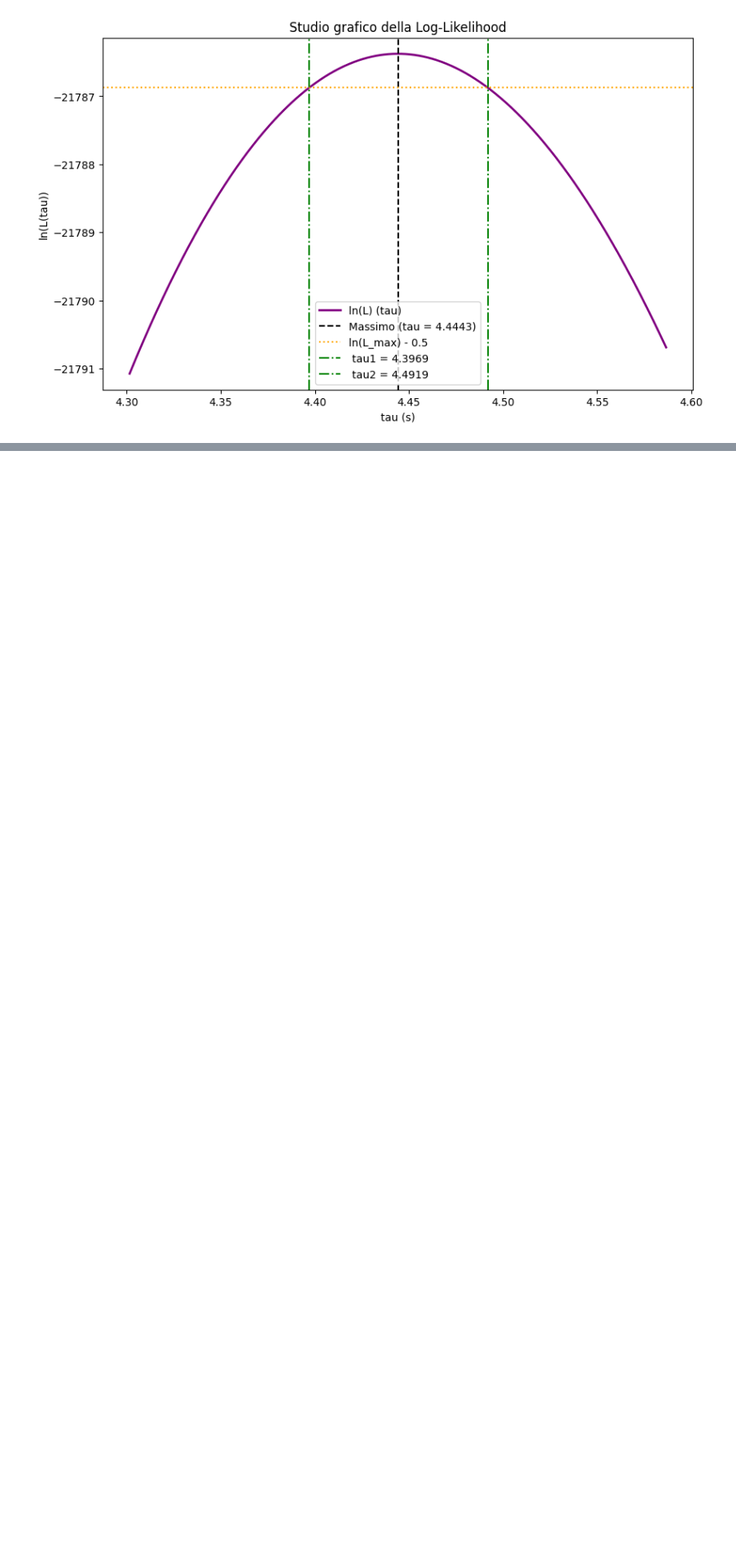
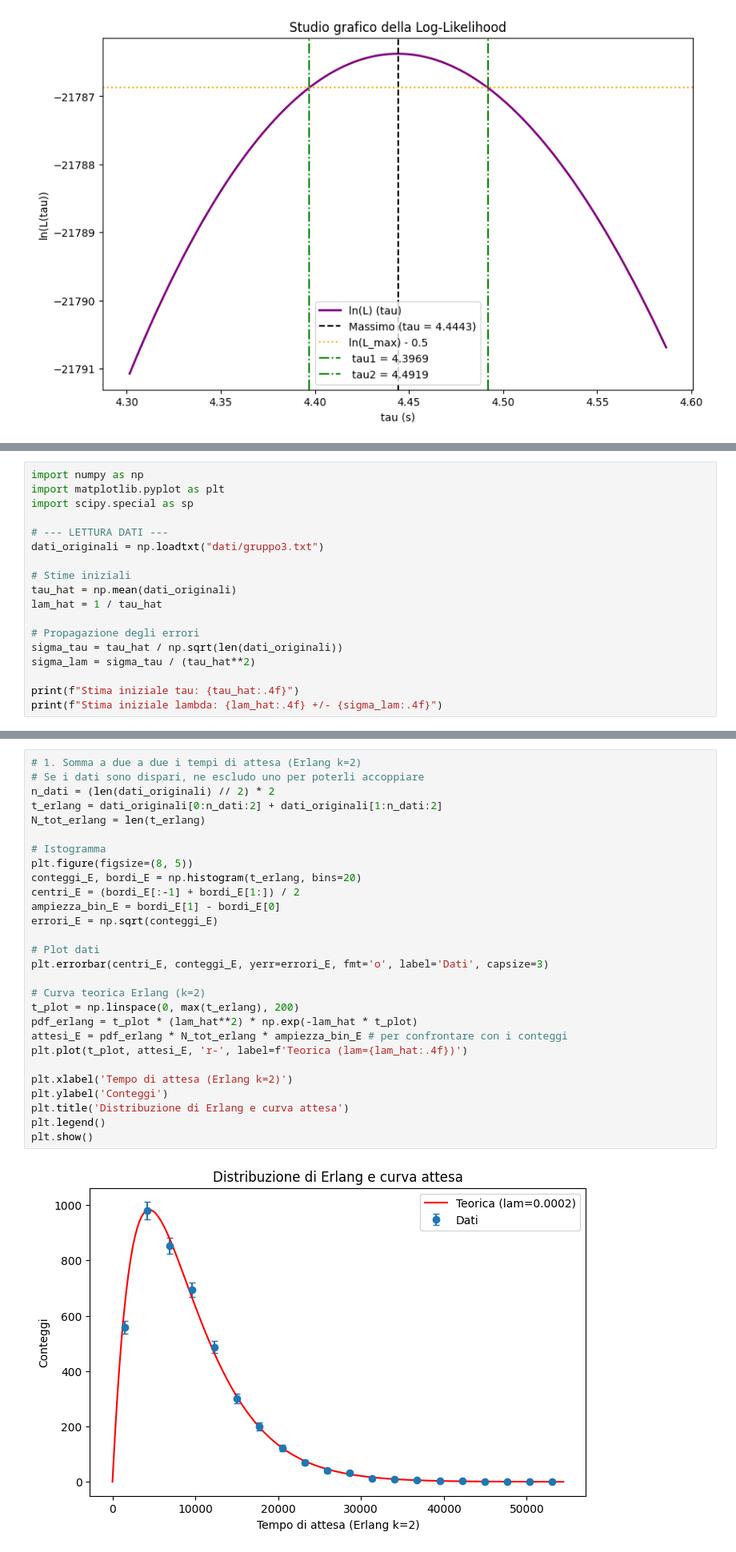
Before and after one commit to Its-mics/Statistica, a Jupyter notebook: laboratorio/Esercitazioni/File_Esercitazioni.ipynb, the cells around one changed output, grey strips where cells are left out. Shown at 80% size. Saved outputs shown, nothing was run; the diff lists cells and outputs as text; blank space fills up the shorter version.

```diff
--- a/laboratorio/Esercitazioni/File_Esercitazioni.ipynb
+++ b/laboratorio/Esercitazioni/File_Esercitazioni.ipynb
@@ -781,0 +784,18 @@ Valore stimato: tau = 4.4436 ± 0.0471 s
+# %%
+import numpy as np
+import matplotlib.pyplot as plt
+import scipy.special as sp
+
+# --- LETTURA DATI ---
+dati_originali = np.loadtxt("dati/gruppo3.txt")
+
+# Stime iniziali
+tau_hat = np.mean(dati_originali)
+lam_hat = 1 / tau_hat
+
+# Propagazione degli errori
+sigma_tau = tau_hat / np.sqrt(len(dati_originali))
+sigma_lam = sigma_tau / (tau_hat**2)
+
+print(f"Stima iniziale tau: {tau_hat:.4f}")
+print(f"Stima iniziale lambda: {lam_hat:.4f} +/- {sigma_lam:.4f}")
@@ -781,0 +805,30 @@ Valore stimato: tau = 4.4436 ± 0.0471 s
+# %%
+# 1. Somma a due a due i tempi di attesa (Erlang k=2)
+# Se i dati sono dispari, ne escludo uno per poterli accoppiare
+n_dati = (len(dati_originali) // 2) * 2
+t_erlang = dati_originali[0:n_dati:2] + dati_originali[1:n_dati:2]
+N_tot_erlang = len(t_erlang)
+
+# Istogramma
+plt.figure(figsize=(8, 5))
+conteggi_E, bordi_E = np.histogram(t_erlang, bins=20)
+centri_E = (bordi_E[:-1] + bordi_E[1:]) / 2
+ampiezza_bin_E = bordi_E[1] - bordi_E[0]
+errori_E = np.sqrt(conteggi_E)
+
+# Plot dati
+plt.errorbar(centri_E, conteggi_E, yerr=errori_E, fmt='o', label='Dati', capsize=3)
+
+# Curva teorica Erlang (k=2)
+t_plot = np.linspace(0, max(t_erlang), 200)
+pdf_erlang = t_plot * (lam_hat**2) * np.exp(-lam_hat * t_plot)
+attesi_E = pdf_erlang * N_tot_erlang * ampiezza_bin_E # per confrontare con i conteggi
+plt.plot(t_plot, attesi_E, 'r-', label=f'Teorica (lam={lam_hat:.4f})')
+
+plt.xlabel('Tempo di attesa (Erlang k=2)')
+plt.ylabel('Conteggi')
+plt.title('Distribuzione di Erlang e curva attesa')
+plt.legend()
+plt.show()
+# %% [output]
+[figure, added]
```
Also changed, not shown: parts of 7 cells of this notebook.
